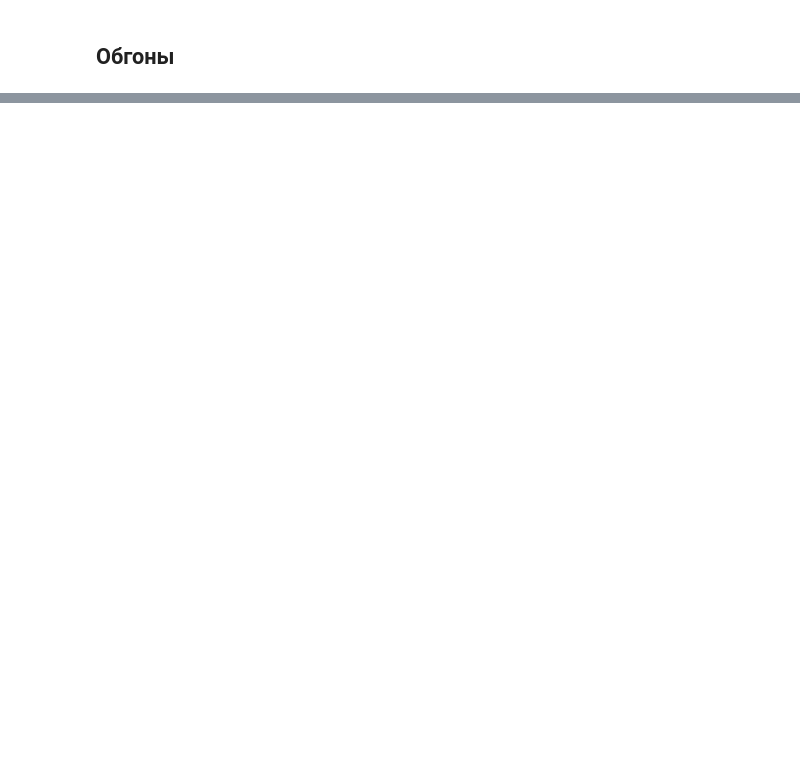
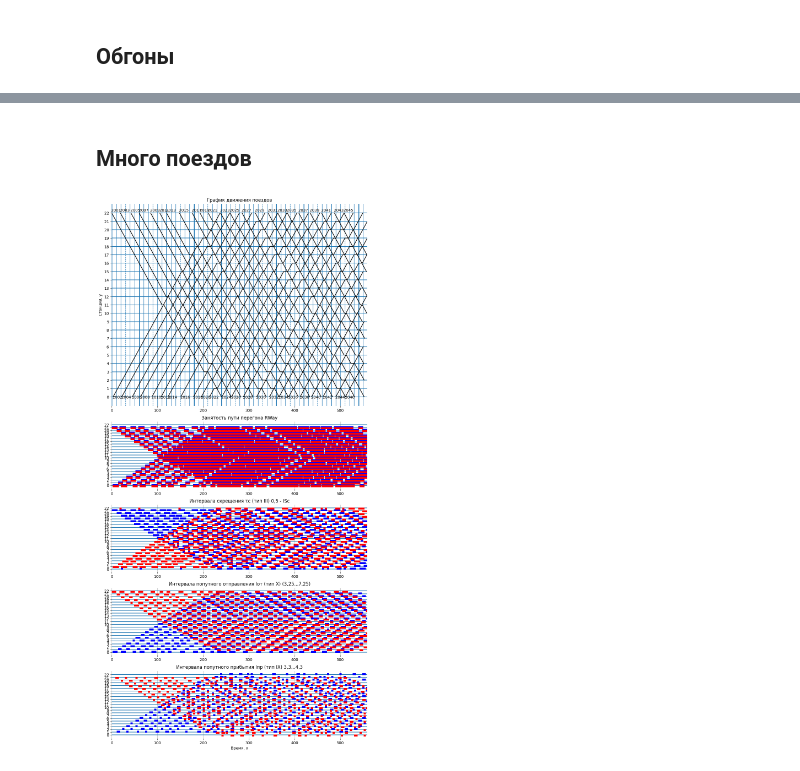
Before and after one commit to AShipulin/Train-Scheduler-Simulator-SimPy, a Jupyter notebook: TrainSchedule.ipynb, the cells around one changed output, grey strips where cells are left out. Cells and saved outputs as stored; diff of their text form; code cells hidden in the pictures; blank space fills up the shorter version.

```diff
--- a/TrainSchedule.ipynb
+++ b/TrainSchedule.ipynb
@@ -558,0 +615,28 @@ pd.DataFrame(log_data, columns=["train", "sta", "sta_n", "put", "beg", "end", "d
+# %% [markdown]
+## Много поездов
+# %%
+# Получаем среду
+env = simpy.Environment()
+
+# Инициируем класс графика движения поездов
+ts = TrainSchedule(env = env, sta_cnt = 23)
+
+# Много поездов
+random.seed(20)
+t, w = 0, 0
+for i in range(23):
+    env.process(ts.train(train=2001+t, wait=0+w, prio=2000))
+    env.process(ts.train(train=2002+t, wait=3+w, prio=2000))
+    w += random.randint(15,30)
+    t += 2
+
+# Выполняем расчет
+env.run(until=560)
+
+# Отрисовываем график движения поездов
+train_schedule, log_queue, log_data = (ts.train_schedule, ts.log_queue, ts.log_data)
+show_gts(train_schedule, log_queue, 10, 20)
+#ts.log_queue
+#pd.DataFrame(log_data, columns=["train", "sta", "sta_n", "put", "beg", "end", "d_beg", "d_end"])
+# %% [output]
+[figure, added]
```
Also changed, not shown: parts of 7 cells of this notebook.
